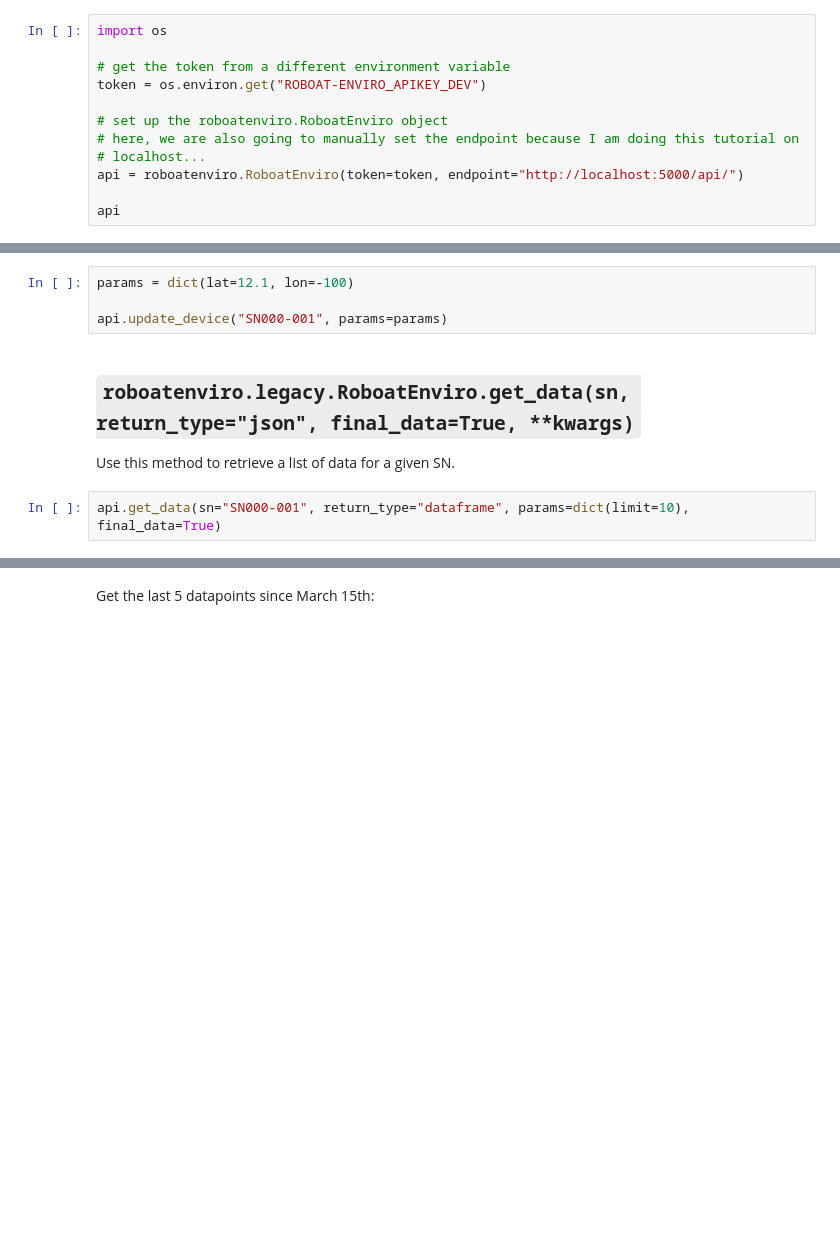
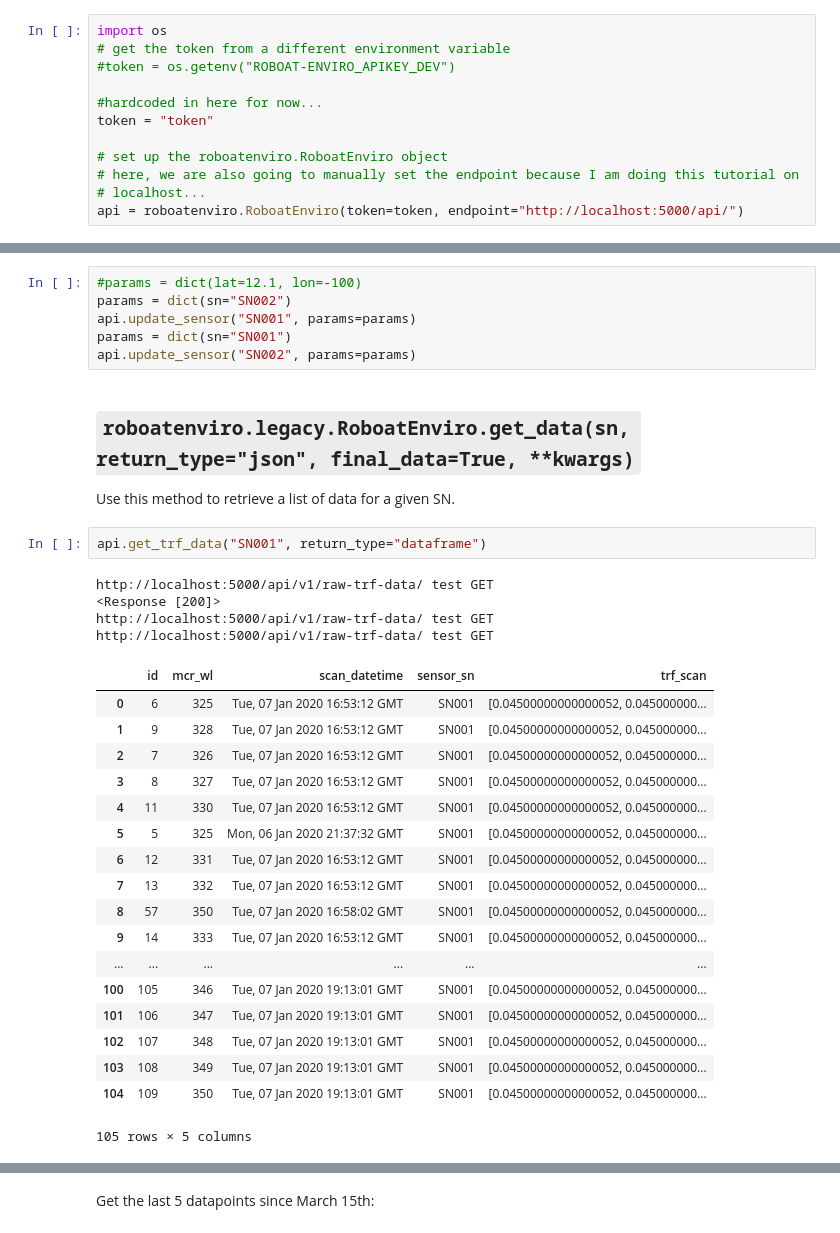
Before and after one commit to drewmee/py-roboat-enviro, a Jupyter notebook: docs/introduction.ipynb, the cells around one changed output, grey strips where cells are left out. Cells and saved outputs as stored; diff of their text form; blank space fills up the shorter version.

```diff
--- a/docs/introduction.ipynb
+++ b/docs/introduction.ipynb
@@ -70,16 +71,16 @@ Grab data between May 1st and June 1st, 2018.
 To start, we will first setup an object of the manager, called `roboatenviro.RoboatEnviro`. If you haven't stored your api key as an environment variable, or have called it something else, feel free to enter it here.
 # %%
 import os
+# get the token from a different environment variable
+#token = os.getenv("ROBOAT-ENVIRO_APIKEY_DEV")
 
-# get the token from a different environment variable
-token = os.environ.get("ROBOAT-ENVIRO_APIKEY_DEV")
+#hardcoded in here for now...
+token = "token"
 
 # set up the roboatenviro.RoboatEnviro object
 # here, we are also going to manually set the endpoint because I am doing this tutorial on
 # localhost...
 api = roboatenviro.RoboatEnviro(token=token, endpoint="http://localhost:5000/api/")
-
-api
 # %% [markdown]
 ## `roboatenviro.legacy.RoboatEnviro(*args, **kwargs)`
 
@@ -119,12 +134,37 @@ api.get_device(sn="SN000-001")
 
 Use this method to update a device with params as a dictionary.
 # %%
-params = dict(lat=12.1, lon=-100)
-
-api.update_device("SN000-001", params=params)
+#params = dict(lat=12.1, lon=-100)
+params = dict(sn="SN002")
+api.update_sensor("SN001", params=params)
+params = dict(sn="SN001")
+api.update_sensor("SN002", params=params)
 # %% [markdown]
 ## `roboatenviro.legacy.RoboatEnviro.get_data(sn, return_type="json", final_data=True, **kwargs)`
 
 Use this method to retrieve a list of data for a given SN.
-# %%
-api.get_data(sn="SN000-001", return_type="dataframe", params=dict(limit=10), final_data=True)
+# %%
+api.get_trf_data("SN001", return_type="dataframe")
+# %% [output]
+http://localhost:5000/api/v1/raw-trf-data/ test GET
+<Response [200]>
+http://localhost:5000/api/v1/raw-trf-data/ test GET
+http://localhost:5000/api/v1/raw-trf-data/ test GET
+|  | id | mcr_wl | scan_datetime | sensor_sn | trf_scan |
+| 0 | 6 | 325 | Tue, 07 Jan 2020 16:53:12 GMT | SN001 | [0.04500000000000052, 0.045000000... |
+| 1 | 9 | 328 | Tue, 07 Jan 2020 16:53:12 GMT | SN001 | [0.04500000000000052, 0.045000000... |
+| 2 | 7 | 326 | Tue, 07 Jan 2020 16:53:12 GMT | SN001 | [0.04500000000000052, 0.045000000... |
+| 3 | 8 | 327 | Tue, 07 Jan 2020 16:53:12 GMT | SN001 | [0.04500000000000052, 0.045000000... |
+| 4 | 11 | 330 | Tue, 07 Jan 2020 16:53:12 GMT | SN001 | [0.04500000000000052, 0.045000000... |
+| 5 | 5 | 325 | Mon, 06 Jan 2020 21:37:32 GMT | SN001 | [0.04500000000000052, 0.045000000... |
+| 6 | 12 | 331 | Tue, 07 Jan 2020 16:53:12 GMT | SN001 | [0.04500000000000052, 0.045000000... |
+| 7 | 13 | 332 | Tue, 07 Jan 2020 16:53:12 GMT | SN001 | [0.04500000000000052, 0.045000000... |
+| 8 | 57 | 350 | Tue, 07 Jan 2020 16:58:02 GMT | SN001 | [0.04500000000000052, 0.045000000... |
+| 9 | 14 | 333 | Tue, 07 Jan 2020 16:53:12 GMT | SN001 | [0.04500000000000052, 0.045000000... |
+| ... | ... | ... | ... | ... | ... |
+| 100 | 105 | 346 | Tue, 07 Jan 2020 19:13:01 GMT | SN001 | [0.04500000000000052, 0.045000000... |
+| 101 | 106 | 347 | Tue, 07 Jan 2020 19:13:01 GMT | SN001 | [0.04500000000000052, 0.045000000... |
+| 102 | 107 | 348 | Tue, 07 Jan 2020 19:13:01 GMT | SN001 | [0.04500000000000052, 0.045000000... |
+| 103 | 108 | 349 | Tue, 07 Jan 2020 19:13:01 GMT | SN001 | [0.04500000000000052, 0.045000000... |
+| 104 | 109 | 350 | Tue, 07 Jan 2020 19:13:01 GMT | SN001 | [0.04500000000000052, 0.045000000... |
+105 rows × 5 columns
```
Also changed, not shown: parts of 15 cells of this notebook, 4 other files.
